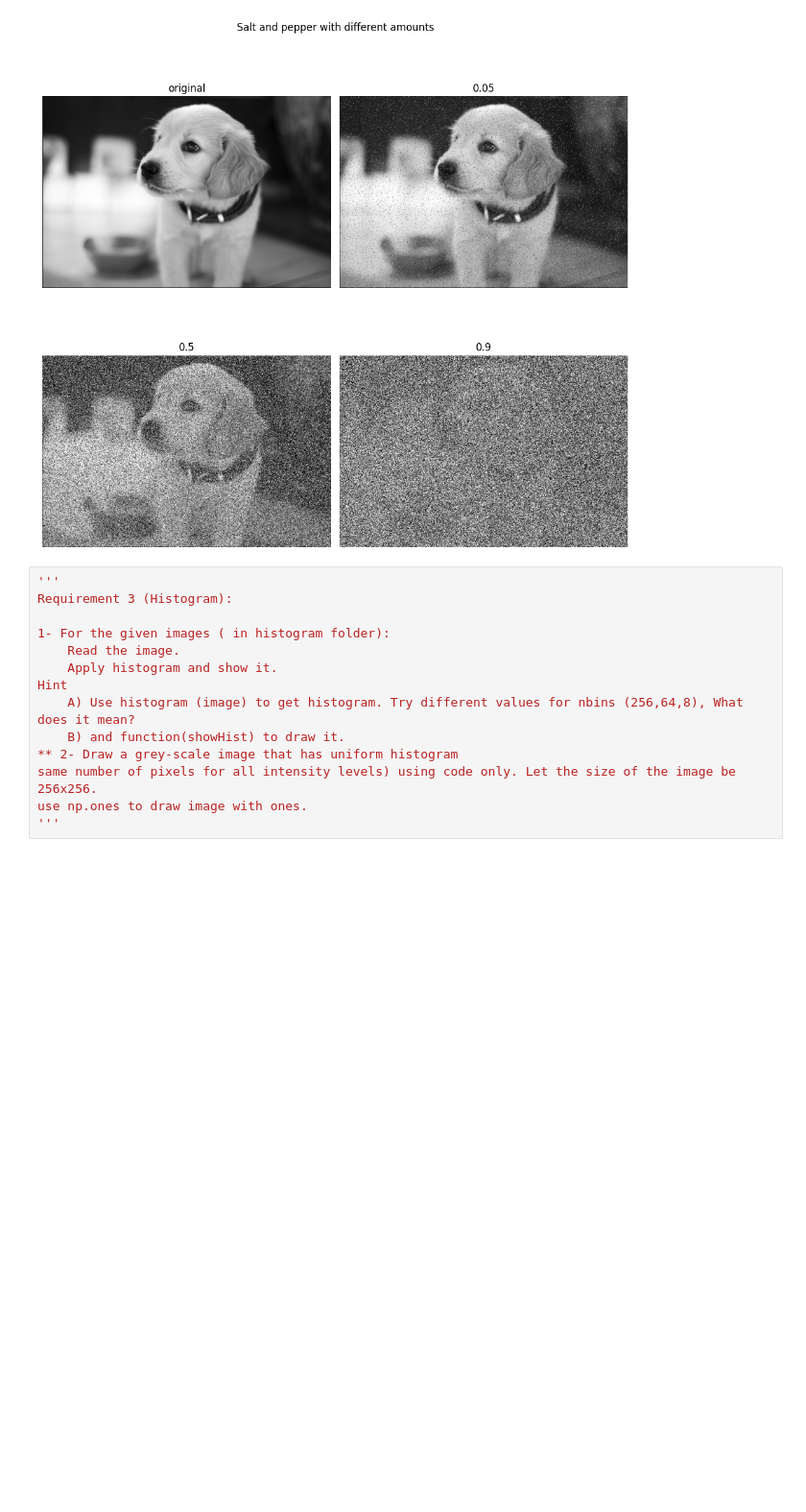
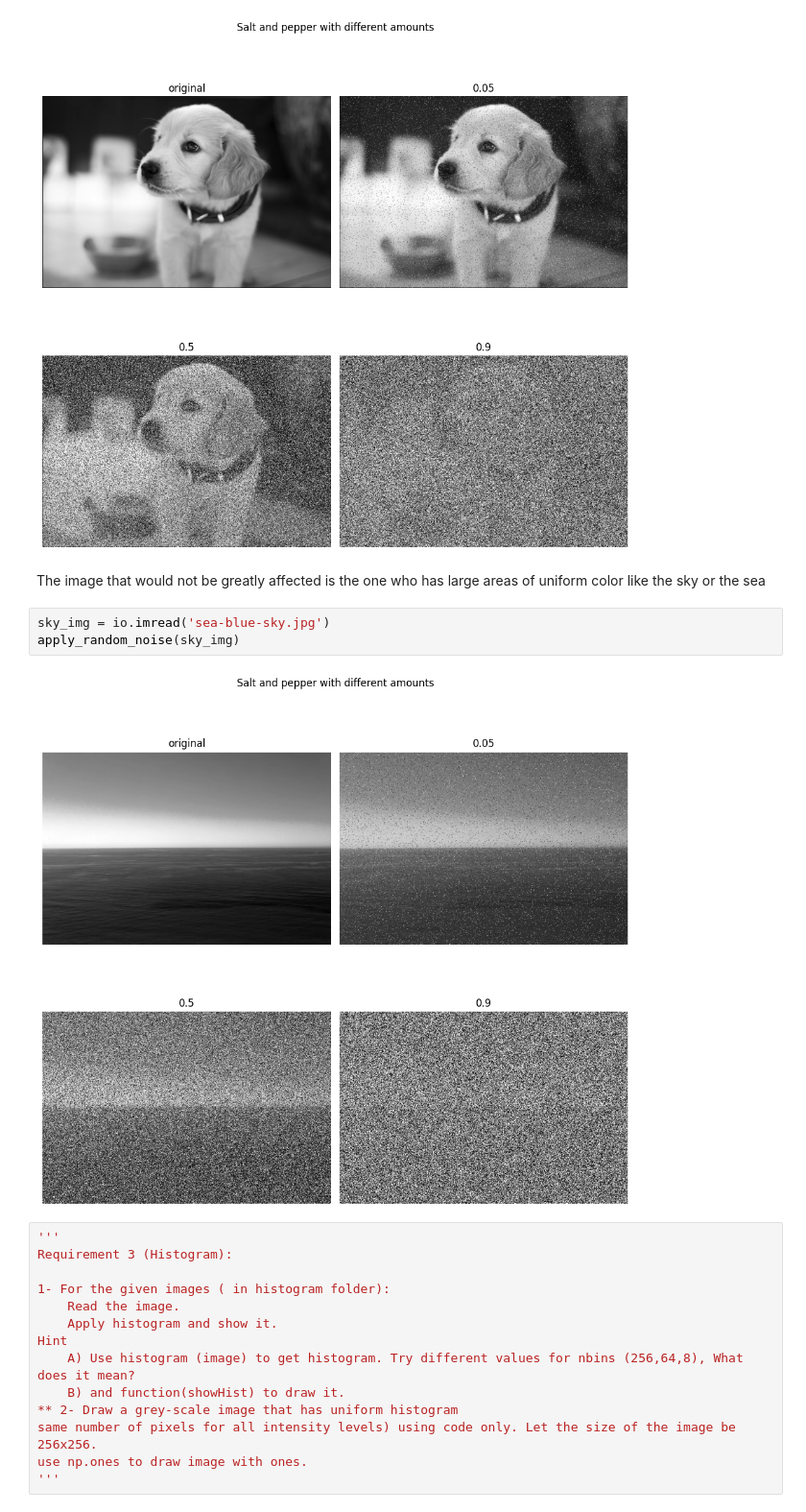
Before and after one commit to g-magdy/image-processing-labs, a Jupyter notebook: Lab1-std/Lab_1_std.ipynb, the cells around one changed output. Shown at 96% size. Saved outputs shown, nothing was run; the diff lists cells and outputs as text; blank space fills up the shorter version.

```diff
--- a/Lab1-std/Lab_1_std.ipynb
+++ b/Lab1-std/Lab_1_std.ipynb
@@ -159,6 +159,13 @@ dog_img = dog_img[:, :, :3]
 apply_random_noise(dog_img)
 # %% [output]
 [figure]
+# %% [markdown]
+The image that would not be greatly affected is the one who has large areas of uniform color like the sky or the sea
+# %%
+sky_img = io.imread('sea-blue-sky.jpg')
+apply_random_noise(sky_img)
+# %% [output]
+[figure, added]
 # %%
 '''
 Requirement 3 (Histogram):
```
Also changed, not shown: parts of 1 cell of this notebook, 1 other file.
